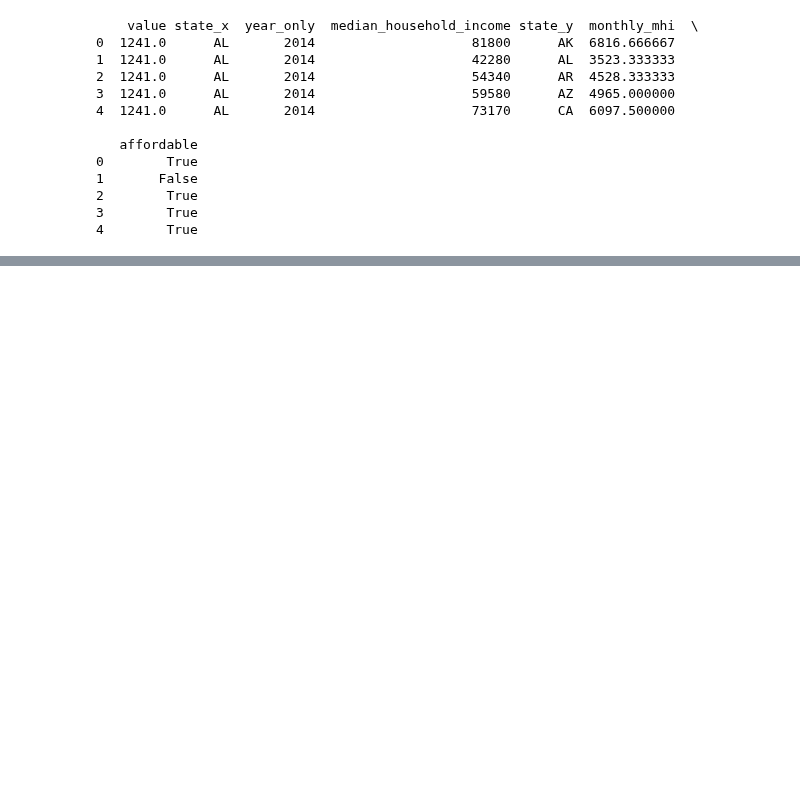
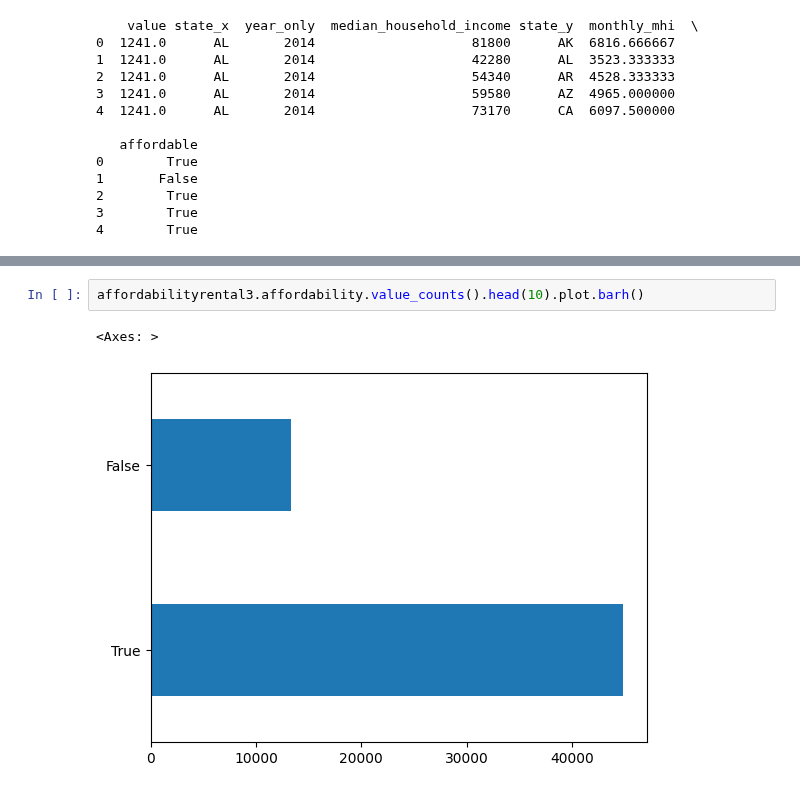
Before and after one commit to JessiPool/KaggleXProject, a Jupyter notebook: AffordableHousingMatrix.ipynb, the cells around one changed output, grey strips where cells are left out. Saved outputs shown, nothing was run; the diff lists cells and outputs as text; blank space fills up the shorter version.

```diff
--- a/AffordableHousingMatrix.ipynb
+++ b/AffordableHousingMatrix.ipynb
@@ -282,0 +514,5 @@ print(medianrent2.head())
+# %%
+affordabilityrental3.affordability.value_counts().head(10).plot.barh()
+# %% [output]
+<Axes: >
+[figure, added]
```
Also changed, not shown: parts of 53 cells of this notebook.
